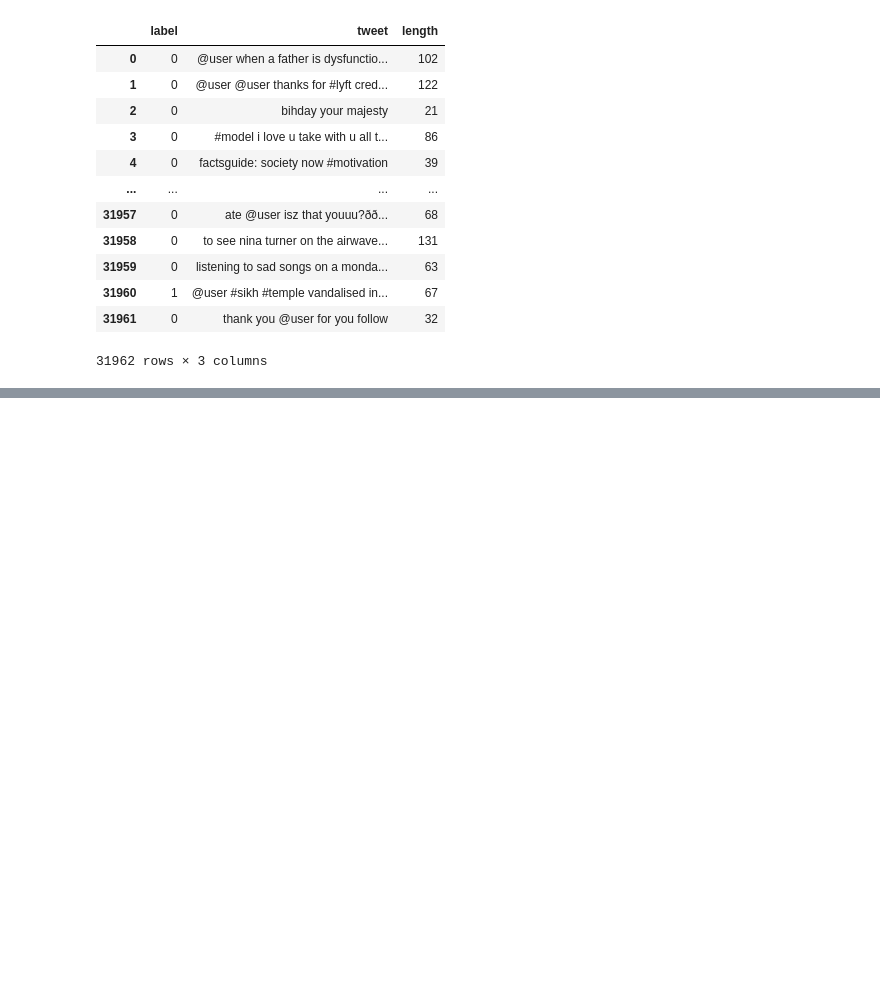
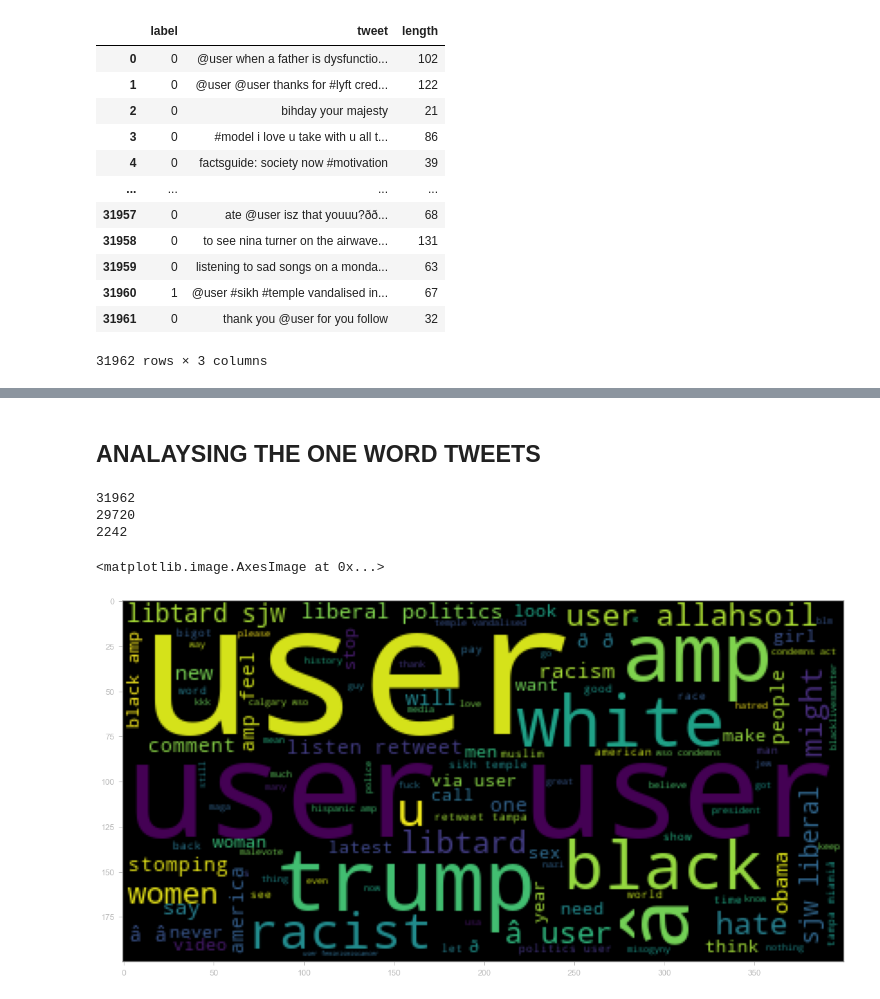
Before and after one commit to siddhardh-7/Twitter_Sentiment_Analysis, a Jupyter notebook: Twitter_Sentiment_Analysis.ipynb, the cells around one changed output, grey strips where cells are left out. Saved outputs shown, nothing was run; the diff lists cells and outputs as text; code cells hidden in the pictures; blank space fills up the shorter version.

```diff
--- a/Twitter_Sentiment_Analysis.ipynb
+++ b/Twitter_Sentiment_Analysis.ipynb
@@ -57,0 +124,23 @@ twitter_df
+# %% [markdown]
+## ANALAYSING THE ONE WORD TWEETS
+# %%
+tweets = twitter_df['tweet'].to_list()
+positive_tweets = positive_df['tweet'].to_list()
+negative_tweets = negative_df['tweet'].to_list()
+print(len(tweets))
+print(len(positive_tweets))
+print(len(negative_tweets))
+# %% [output]
+31962
+29720
+2242
+# %%
+one_string_tweets = " ".join(tweets)
+one_string_positive_tweets = " ".join(positive_tweets)
+one_string_negative_tweets = " ".join(negative_tweets)
+# %%
+plt.figure(figsize=(20,20))
+plt.imshow(WordCloud().generate(one_string_tweets))
+# %% [output]
+<matplotlib.image.AxesImage at 0x...>
+[figure, added]
```
Also changed, not shown: parts of 14 cells of this notebook.
